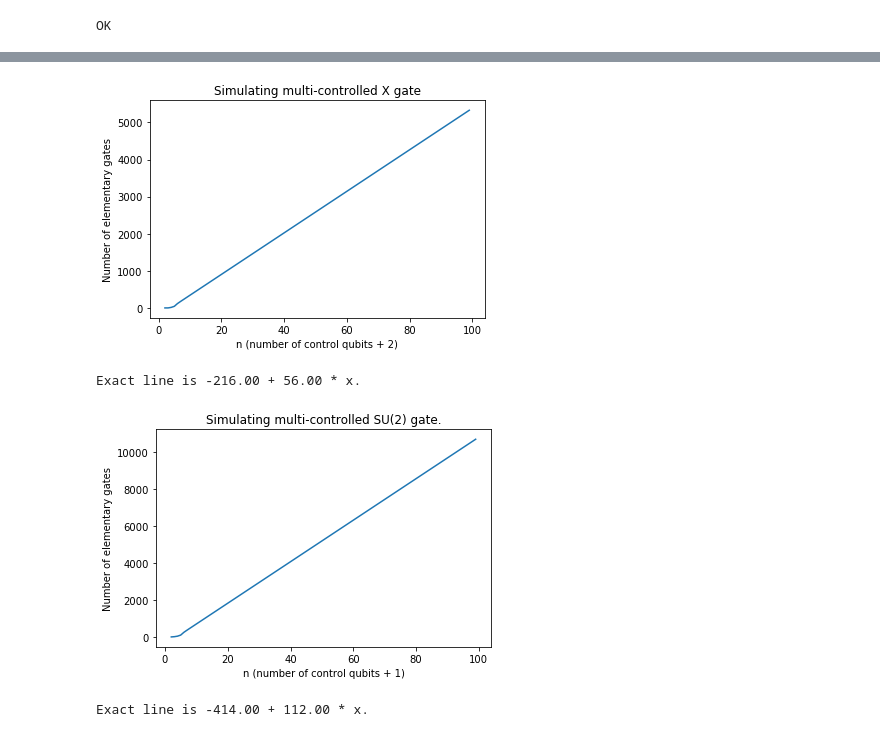
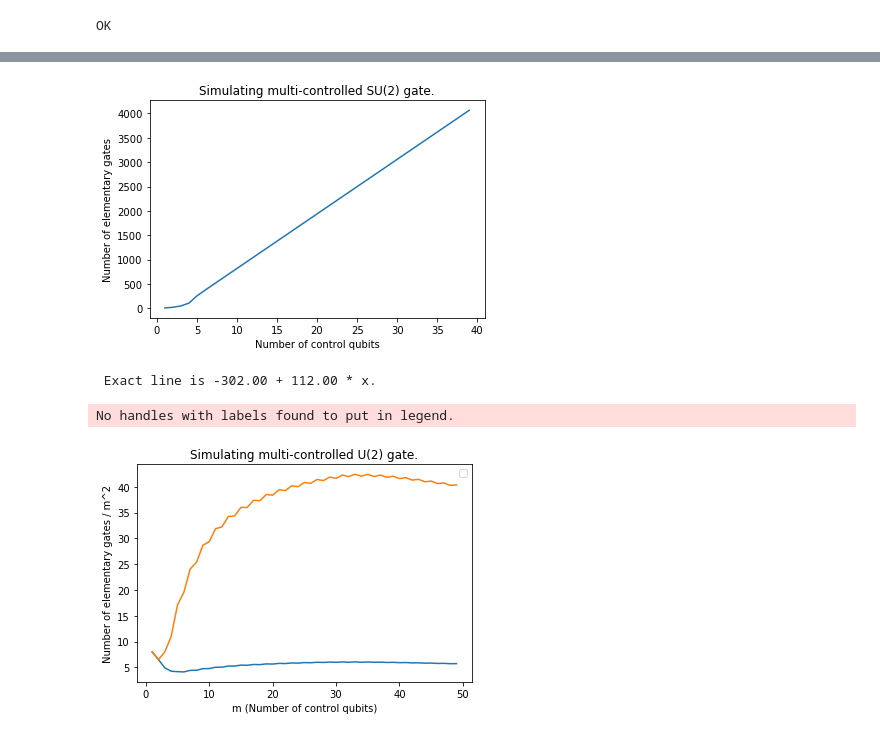
Before and after one commit to fedimser/quant_comp, a Jupyter notebook: Multi-controlled gate decomposition.ipynb, the cells around one changed output, grey strips where cells are left out. Saved outputs shown, nothing was run; the diff lists cells and outputs as text; code cells hidden in the pictures.

```diff
--- a/Multi-controlled gate decomposition.ipynb
+++ b/Multi-controlled gate decomposition.ipynb
@@ -254,46 +211,51 @@ Special unitary, m=9 - OK
 # %%
-# Check linearity of simulating ∧_(n−2)(X) - as per chapter 7.1.
+# Check linearity of simulating multi-controlled SU gate.
 
-def fit_exact_line(x, y, pos=10):
-    a = (y[pos+1]-y[pos])/(x[pos+1]-x[pos])
-    b = y[pos] - a * x[pos]
-    for i in range(pos, len(x)):
-        assert y[i] == a*x[i] + b
-    print("Exact line is %.02f + %.02f * x." % (b, a))
+dec = cgd.ControlledGateDecomposer(allow_toffoli=False)
 
-n_range = list(range(2, 100))
+U = _random_special_unitary()
+m_range = list(range(1, 40))
 gates_count = []
-for n in n_range:
-    qubits = cirq.LineQubit.range(n)
-    gates = multi_ctrl_x(qubits[:-2], qubits[-1], free_qubits=[qubits[-2]])
+for m in m_range:
+    qubits = cirq.LineQubit.range(m+1)
+    gates = dec.decompose(U, qubits[:-1], qubits[-1])
     gates_count.append(len(gates))
 
-plt.plot(n_range, gates_count)
-plt.xlabel('n (number of control qubits + 2)')
+plt.plot(m_range, gates_count)
+plt.xlabel('Number of control qubits')
 plt.ylabel('Number of elementary gates')
-plt.title('Simulating multi-controlled X gate')
+plt.title('Simulating multi-controlled SU(2) gate.')
 plt.show()
-fit_exact_line(n_range, gates_count)
+fit_exact_line(m_range, gates_count)
 # %% [output]
-[figure, old version]
+[figure, new version]
-Exact line is -216.00 + 56.00 * x.
+ Exact line is -302.00 + 112.00 * x.
 # %%
-# Check linearity of simulating multi-controlled SU gate.
+# Complexity of simulating multi-controlled general unitary gate.
 
-U = random_special_unitary()
-n_range = list(range(2, 100))
-gates_count = []
-for n in n_range:
-    qubits = cirq.LineQubit.range(n)
-    gates = decompose_fc_gate(U, qubits[:-1], qubits[-1])
-    gates_count.append(len(gates))
+dec1 = cgd.ControlledGateDecomposer(allow_toffoli=True)
+dec2 = cgd.ControlledGateDecomposer(allow_toffoli=False)
 
-plt.plot(n_range, gates_count)
-plt.xlabel('n (number of control qubits + 1)')
-plt.ylabel('Number of elementary gates')
-plt.title('Simulating multi-controlled SU(2) gate.')
+U = unitary_group.rvs(2)
+m_range = list(range(1, 50))
+gates_count_1 = []
+gates_count_2 = []
+for m in m_range:
+    qubits = cirq.LineQubit.range(m+1)
+    gates1 = dec1.decompose(U, qubits[:-1], qubits[-1])
+    gates_count_1.append(len(gates1)/ (m**2))
+
+    gates2 = dec2.decompose(U, qubits[:-1], qubits[-1])
+    gates_count_2.append(len(gates2)/ (m**2))
+
+
+plt.plot(m_range, gates_count_1, label='With CCNOTs')
+plt.plot(m_range, gates_count_2, label='With CNOTs only')
+plt.xlabel('m (Number of control qubits)')
+plt.ylabel('Number of elementary gates / m^2')
+plt.title('Simulating multi-controlled U(2) gate.')
+plt.legend()
 plt.show()
-fit_exact_line(n_range, gates_count)
 # %% [output]
+No handles with labels found to put in legend.
-[figure, old version]
+[figure, new version]
-Exact line is -414.00 + 112.00 * x.
```
Also changed, not shown: parts of 11 cells of this notebook, 1 other file.
